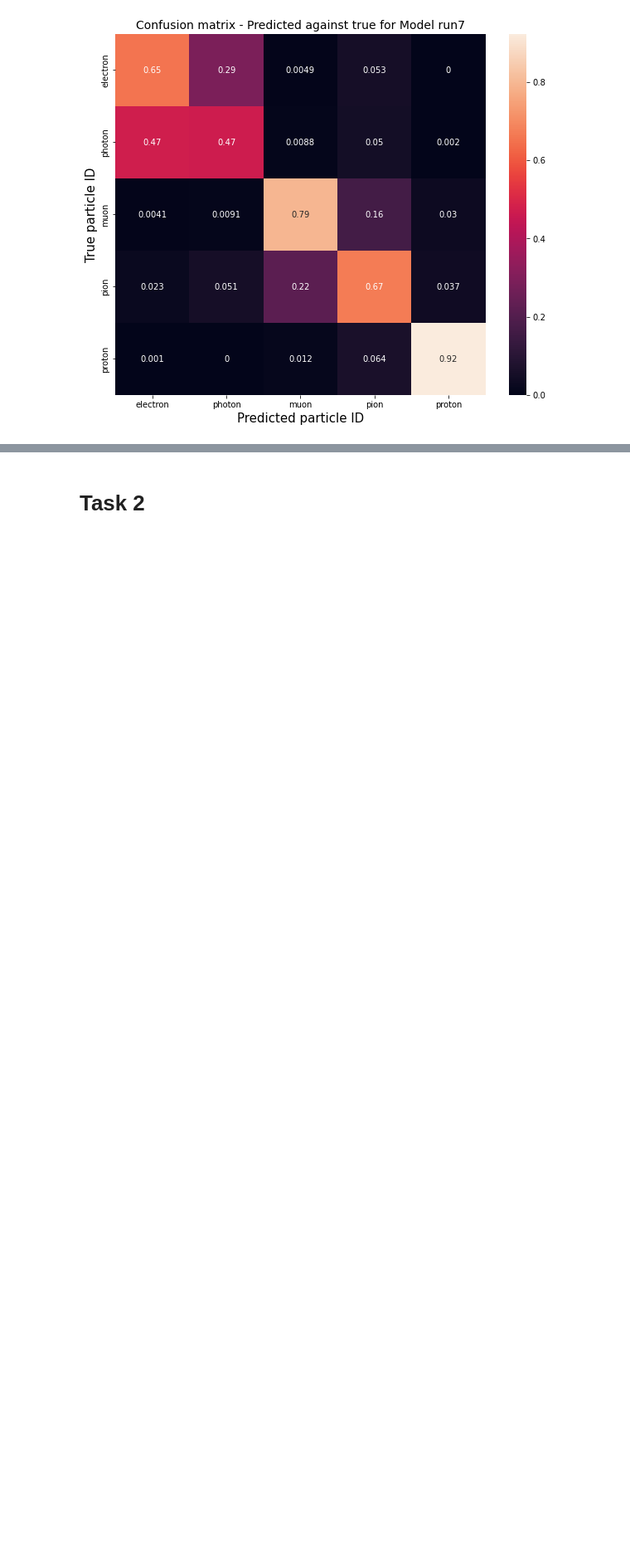
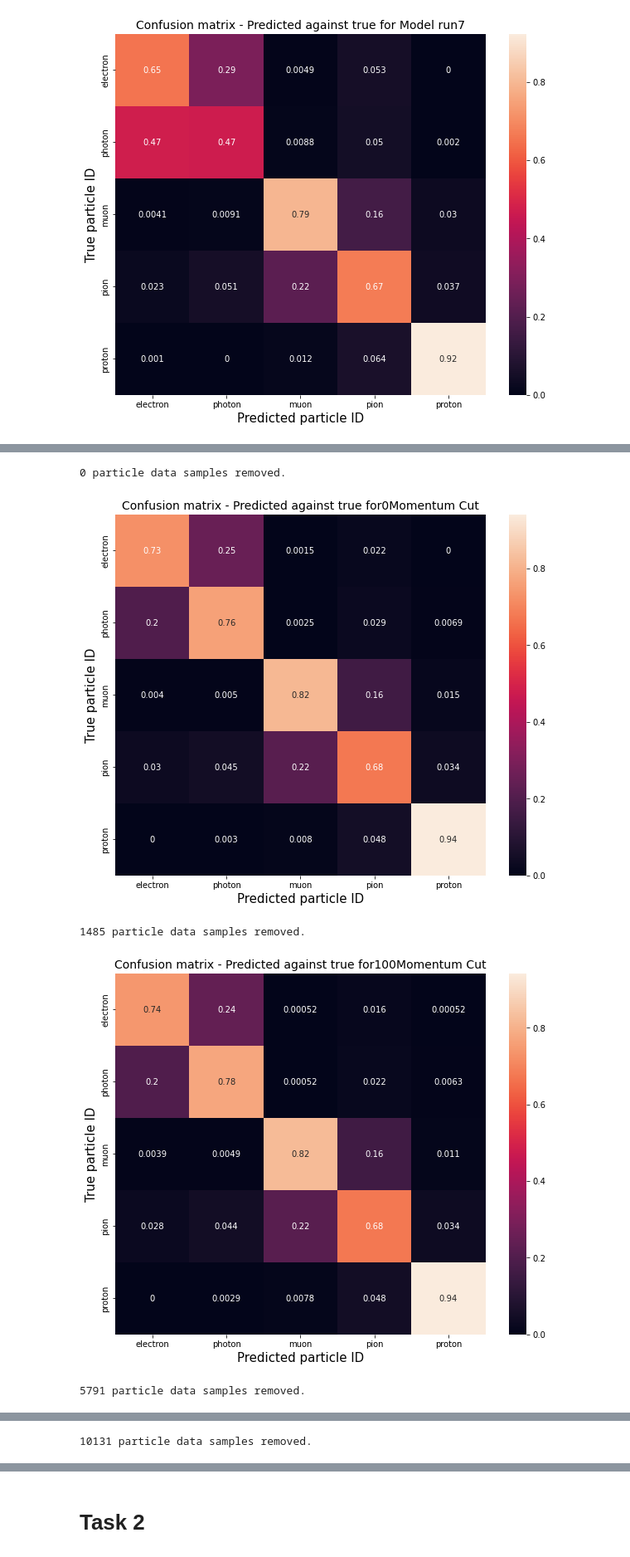
Before and after one commit to CasperMcTavish/DAML, a Jupyter notebook: Project1_ML.ipynb, the cells around one changed output, grey strips where cells are left out. Shown at 83% size. Drawn from its saved outputs; the diff is of its cells as text; code cells hidden in the pictures; blank space fills up the shorter version.

```diff
--- a/Project1_ML.ipynb
+++ b/Project1_ML.ipynb
@@ -1425,0 +1661,18 @@ While I would like to remove this low momentum section for the 'pure cut' of our
+# %%
+# Change number of samples based on how quick your computer is (here its set to 10000).
+# If your cut is too large, you will not have 10000 samples though, so be careful!
+# Also, lower the sample_size if you dont have enough memory! At home my PC has 16GB and struggles
+# so good luck!
+
+# 0 is our original confusion matrix, replotted here for convenience
+low_cut_mom(0, 10000)
+low_cut_mom(100, 10000)
+low_cut_mom(200, 10000)
+low_cut_mom(300, 10000)
+low_cut_mom(400, 10000)
+# %% [output]
+0 particle data samples removed.
+[figure, added]
+1485 particle data samples removed.
+[figure, added]
+5791 particle data samples removed.
@@ -1425,0 +1680 @@ While I would like to remove this low momentum section for the 'pure cut' of our
+10131 particle data samples removed.
```
Also changed, not shown: parts of 116 cells of this notebook.
